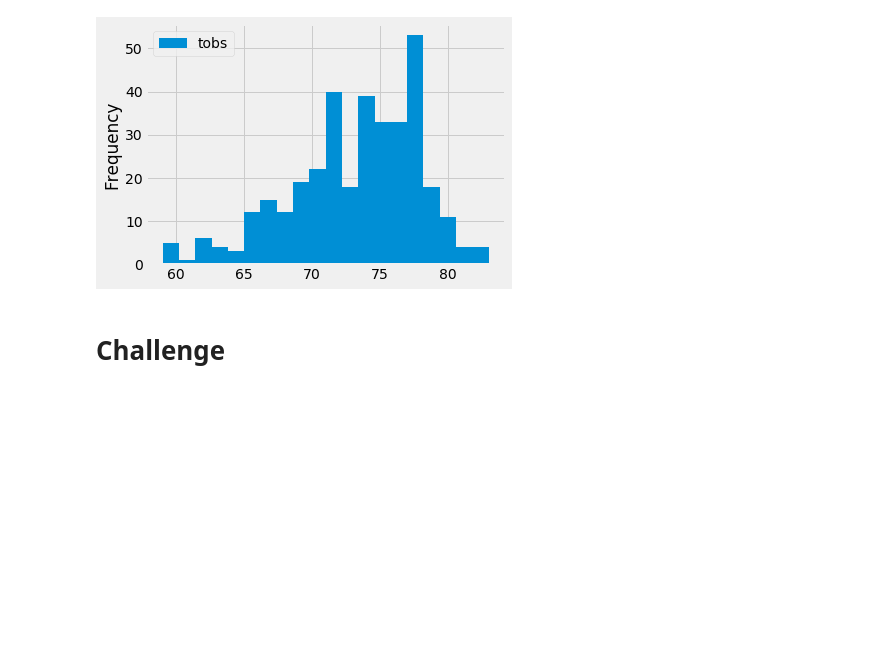
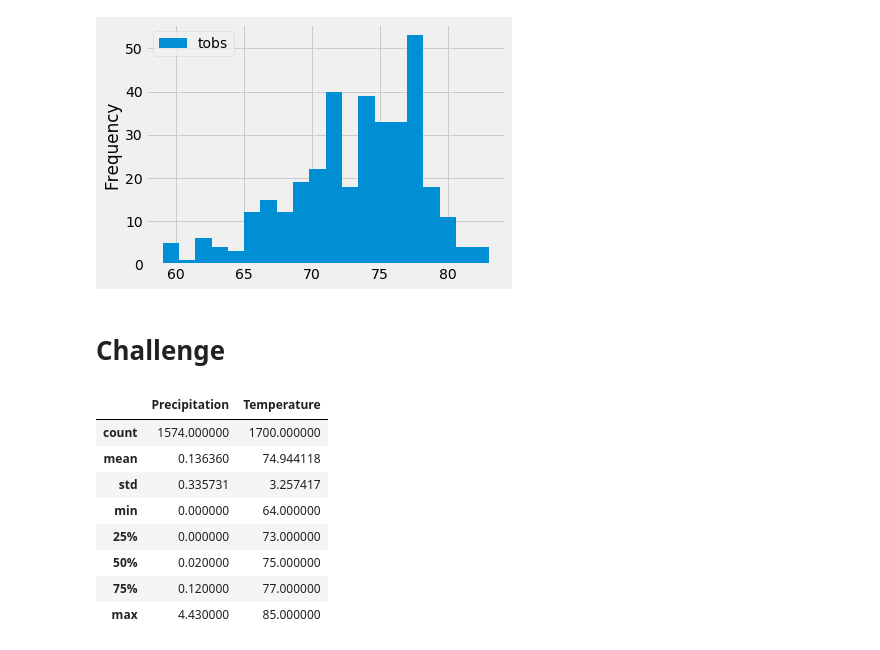
Before and after one commit to louise-hsu/surfs_up, a Jupyter notebook: climate_analysis.ipynb, the cells around one changed output. Cells and saved outputs as stored; diff of their text form; code cells hidden in the pictures; blank space fills up the shorter version.

```diff
--- a/climate_analysis.ipynb
+++ b/climate_analysis.ipynb
@@ -142,4 +154,28 @@ plt.tight_layout()
 # %% [markdown]
 # Challenge
+# %%
+# Identify key statistical data in June across all of the stations and years using the describe() function.
+def summary(month):
+
+    results = session.query(Measurement.date, Measurement.prcp, Measurement.tobs).filter(extract('month', Measurement.date) == month).all()
+
+    month_df = pd.DataFrame(results, columns=['Date', 'Precipitation', 'Temperature'])
+
+    month_df.set_index(month_df['Date'], inplace= True)
+
+    month_df = month_df.sort_index()
+
+    return month_df.describe()
 # %%
 # Identify key statistical data in June across all of the stations and years using the describe() function.
+summary(6)
+# %% [output]
+|  | Precipitation | Temperature |
+| count | 1574.000000 | 1700.000000 |
+| mean | 0.136360 | 74.944118 |
+| std | 0.335731 | 3.257417 |
+| min | 0.000000 | 64.000000 |
+| 25% | 0.000000 | 73.000000 |
+| 50% | 0.020000 | 75.000000 |
+| 75% | 0.120000 | 77.000000 |
+| max | 4.430000 | 85.000000 |
```
Also changed, not shown: parts of 4 cells of this notebook.
